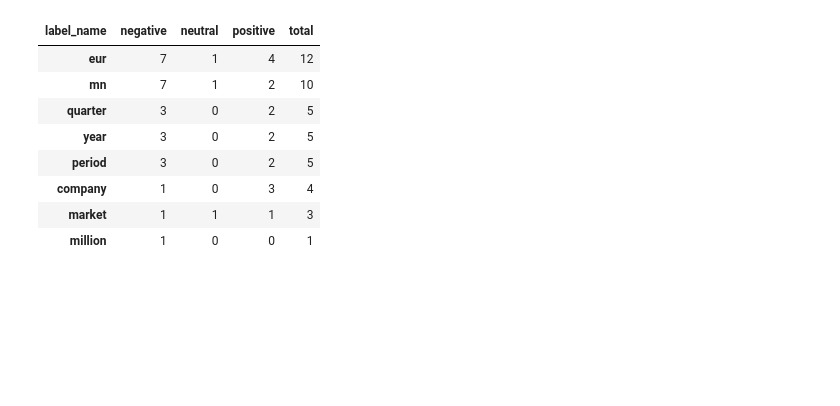
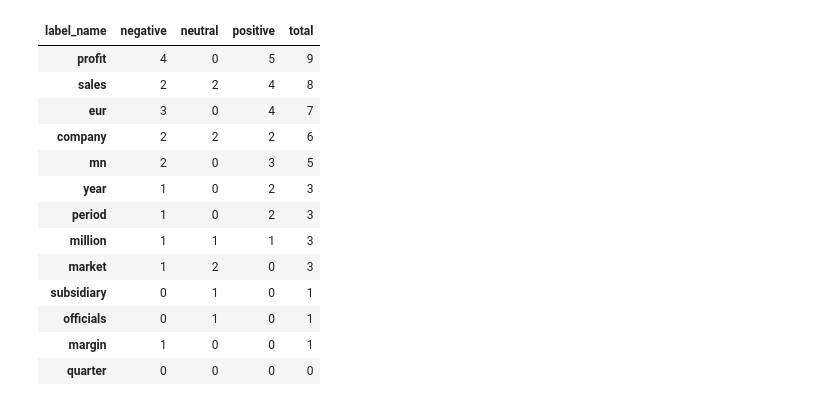
Before and after one commit to cherrylchico/advanced_nlp, a Jupyter notebook: notebooks/dataprep_aug.ipynb, the cells around one changed output. Cells and saved outputs as stored; diff of their text form; code cells hidden in the pictures; blank space fills up the shorter version.

```diff
--- a/notebooks/dataprep_aug.ipynb
+++ b/notebooks/dataprep_aug.ipynb
@@ -18,21 +8,0 @@ This notebook is the **source of truth for the data**.‍ Running the build cell
-# %%
-# watermark: AGLLM (AI-assisted content disclosure)
-# --- Reproducibility seed (required by the assignment) ---
-import os, random, sys
-import numpy as np
-SEED = 618
-random.seed(SEED); np.random.seed(SEED)
-os.environ['PYTHONHASHSEED'] = str(SEED)
-
-# Make the shared helpers importable (they live in the repo root, one level up).
-sys.path.append(os.path.abspath('..'))
-import data_utils as du
-import eval_utils as eu
-
-splits = du.load_splits()            # identical data for everyone
-train, val, test = splits['train'], splits['val'], splits['test']
-labeled_32 = splits['labeled_32']
-pool = du.unlabeled_pool(splits)     # Part 2 'unlabelled' data
-PERSON = 'D'
-for k, v in splits.items():
-    print(f'{k:11s} {len(v):5d}', dict(v['label_name'].value_counts()))
@@ -66,0 +52,4 @@ print('OK: no leakage, 32-shot ⊂ train')
+# %%
+#Another helper function to load the splits
+splits = du.load_splits(du.DATA_DIR)
+splits.keys()
@@ -195,18 +279,20 @@ Last run: 2026-06-10 17:08:00
 # %%
 # watermark: AGLLM (AI-assisted content disclosure)
-# Observation 2: numbers/percentages are pervasive; direction words (up/down) track sentiment.
-import re
 NUM = re.compile(r'\d[\d.,]*\s*%?')
 df['n_numbers'] = df['text'].apply(lambda t: len(NUM.findall(t)))
 df['has_number'] = df['n_numbers'] > 0
 df['dir_up'] = df['text'].str.contains(
-    r'\b(?:increase|increased|rose|grew|growth|up|higher|gain|gained)\b', case=False, regex=True)
+    r'\b(?:increase|increased|rose|grew|growth|up|higher|gain|gained)\b', case=False, regex=True) \
+& df['has_number']
 df['dir_down'] = df['text'].str.contains(
-    r'\b(?:decrease|decreased|fell|fall|loss|lower|decline|declined|down|drop|dropped)\b', case=False, regex=True)
+    r'\b(?:decrease|decreased|fell|fall|loss|lower|decline|declined|down|drop|dropped)\b', case=False, regex=True) \
+& df['has_number']
+df['dir_neutral'] = ~(df['dir_up'] | df['dir_down']) & df['has_number']
 df.groupby('label_name').agg(
     texts=('text', 'size'),
     with_numbers=('has_number', 'sum'),
     avg_numbers=('n_numbers', 'mean'),
     up_words=('dir_up', 'sum'),
-    down_words=('dir_down', 'sum')).round(2).reindex(du.LABEL_NAMES)
+    down_words=('dir_down', 'sum'),
+    neutral=('dir_neutral', 'sum')).round(2).reindex(du.LABEL_NAMES)
 # %% [output]
@@ -218,0 +335,2 @@ Last run: 2026-06-10 17:08:11
+# %%
+generic_terms = ['quarter', 'year', 'period', 'company', 'eur', 'mn', 'million', 'market', 'subsidiary','officials','sales','profit','margin']
@@ -219,21 +339,24 @@ Last run: 2026-06-10 17:08:11
 # %%
 # watermark: AGLLM (AI-assisted content disclosure)
-# Observation 3: generic business jargon appears across all classes (little sentiment signal).
 def class_counts(term):
     m = df['text'].str.contains(rf'\b{term}\b', case=False, regex=True)
     return df.loc[m, 'label_name'].value_counts().reindex(du.LABEL_NAMES).fillna(0).astype(int)
 
-generic_terms = ['quarter', 'year', 'period', 'company', 'eur', 'mn', 'million', 'market']
 generic_tbl = pd.DataFrame({t: class_counts(t) for t in generic_terms}).T
 generic_tbl['total'] = generic_tbl.sum(axis=1)
 generic_tbl.sort_values('total', ascending=False)
 # %% [output]
 | label_name | negative | neutral | positive | total |
-| eur | 7 | 1 | 4 | 12 |
-| mn | 7 | 1 | 2 | 10 |
-| quarter | 3 | 0 | 2 | 5 |
-| year | 3 | 0 | 2 | 5 |
-| period | 3 | 0 | 2 | 5 |
-| company | 1 | 0 | 3 | 4 |
-| market | 1 | 1 | 1 | 3 |
-| million | 1 | 0 | 0 | 1 |
+| profit | 4 | 0 | 5 | 9 |
+| sales | 2 | 2 | 4 | 8 |
+| eur | 3 | 0 | 4 | 7 |
+| company | 2 | 2 | 2 | 6 |
+| mn | 2 | 0 | 3 | 5 |
+| year | 1 | 0 | 2 | 3 |
+| period | 1 | 0 | 2 | 3 |
+| million | 1 | 1 | 1 | 3 |
+| market | 1 | 2 | 0 | 3 |
+| subsidiary | 0 | 1 | 0 | 1 |
+| officials | 0 | 1 | 0 | 1 |
+| margin | 1 | 0 | 0 | 1 |
+| quarter | 0 | 0 | 0 | 0 |
```
Also changed, not shown: parts of 63 cells of this notebook, 5 other files.
